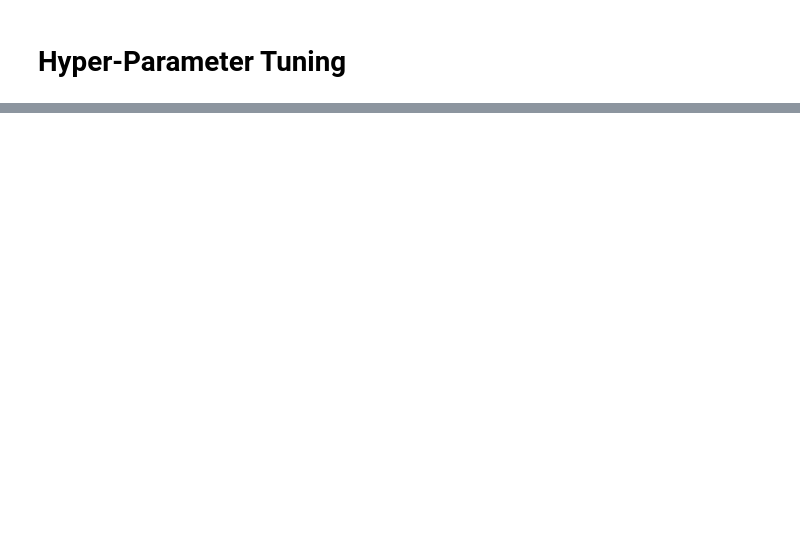
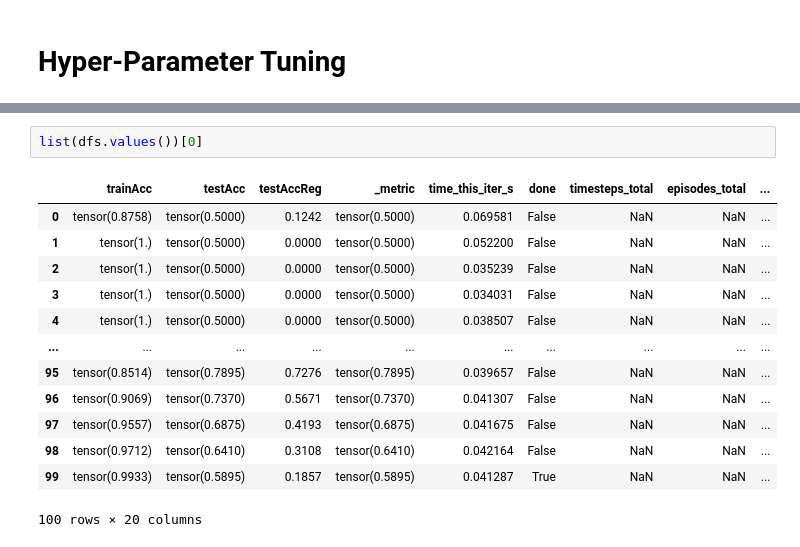
Before and after one commit to ShaoMinLiu-Holmusk/GitCommand, a Jupyter notebook: HyperTunning-RayTune.ipynb, the cells around one changed output, grey strips where cells are left out. Cells and saved outputs as stored; diff of their text form; blank space fills up the shorter version.

```diff
--- a/HyperTunning-RayTune.ipynb
+++ b/HyperTunning-RayTune.ipynb
@@ -186,0 +205,16 @@ Number of errored trials: 1
+# %%
+list(dfs.values())[0]
+# %% [output]
+|  | trainAcc | testAcc | testAccReg | _metric | time_this_iter_s | done | timesteps_total | episodes_total | ... |
+| 0 | tensor(0.8758) | tensor(0.5000) | 0.1242 | tensor(0.5000) | 0.069581 | False | NaN | NaN | ... |
+| 1 | tensor(1.) | tensor(0.5000) | 0.0000 | tensor(0.5000) | 0.052200 | False | NaN | NaN | ... |
+| 2 | tensor(1.) | tensor(0.5000) | 0.0000 | tensor(0.5000) | 0.035239 | False | NaN | NaN | ... |
+| 3 | tensor(1.) | tensor(0.5000) | 0.0000 | tensor(0.5000) | 0.034031 | False | NaN | NaN | ... |
+| 4 | tensor(1.) | tensor(0.5000) | 0.0000 | tensor(0.5000) | 0.038507 | False | NaN | NaN | ... |
+| ... | ... | ... | ... | ... | ... | ... | ... | ... | ... |
+| 95 | tensor(0.8514) | tensor(0.7895) | 0.7276 | tensor(0.7895) | 0.039657 | False | NaN | NaN | ... |
+| 96 | tensor(0.9069) | tensor(0.7370) | 0.5671 | tensor(0.7370) | 0.041307 | False | NaN | NaN | ... |
+| 97 | tensor(0.9557) | tensor(0.6875) | 0.4193 | tensor(0.6875) | 0.041675 | False | NaN | NaN | ... |
+| 98 | tensor(0.9712) | tensor(0.6410) | 0.3108 | tensor(0.6410) | 0.042164 | False | NaN | NaN | ... |
+| 99 | tensor(0.9933) | tensor(0.5895) | 0.1857 | tensor(0.5895) | 0.041287 | True | NaN | NaN | ... |
+100 rows × 20 columns
```
Also changed, not shown: parts of 9 cells of this notebook, 8 other files.
